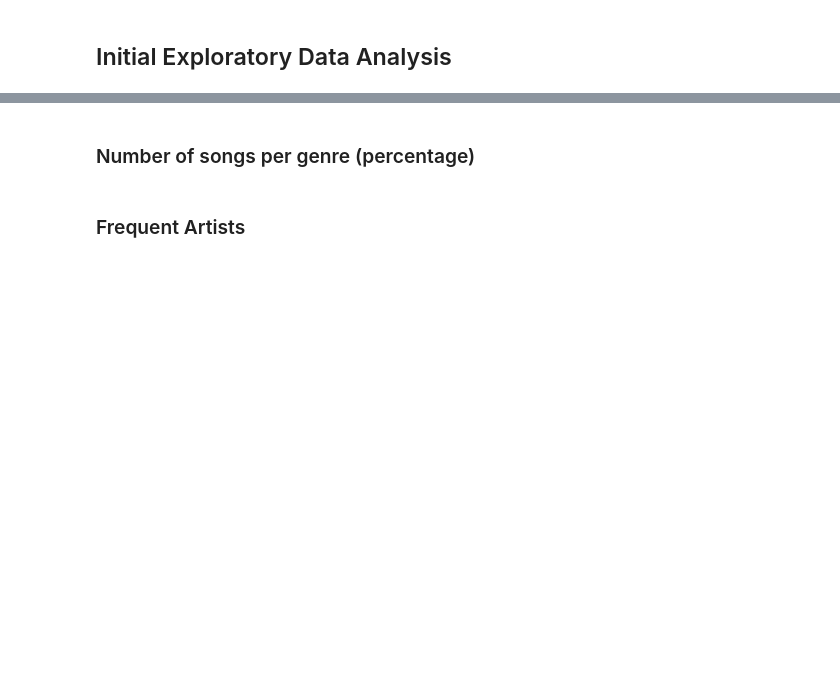
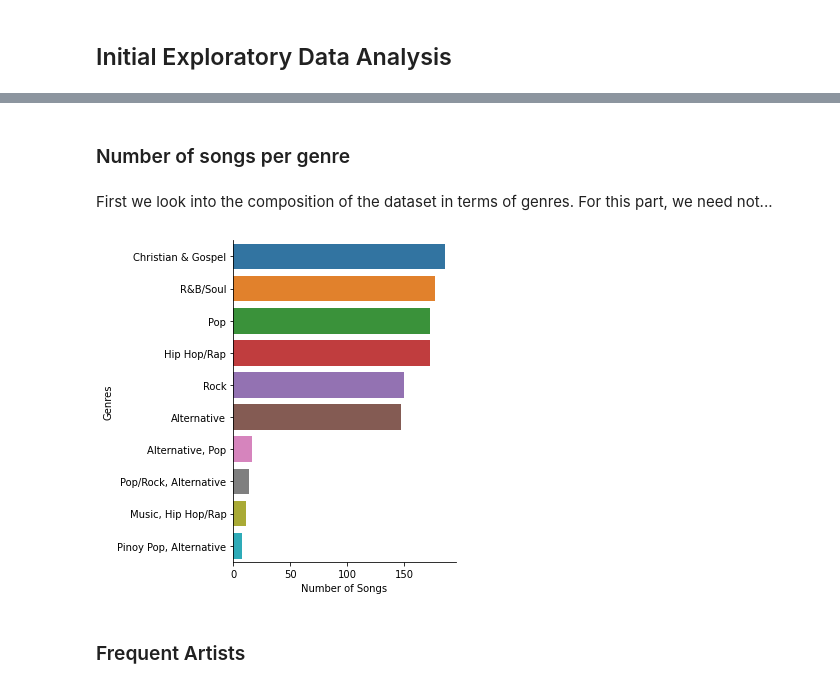
Before and after one commit to kenloquinte/DATASCI-Baby-Alive, a Jupyter notebook: FINAL/Technical_Report.ipynb, the cells around one changed output, grey strips where cells are left out. Drawn from its saved outputs; the diff is of its cells as text; code cells hidden in the pictures; blank space fills up the shorter version.

```diff
--- a/FINAL/Technical_Report.ipynb
+++ b/FINAL/Technical_Report.ipynb
@@ -90,2 +107,2 @@ df_rck = pd.read_csv('CSV Files/rock_music.csv')
 # %% [markdown]
-### Number of songs per genre (percentage)
+### Number of songs per genre
@@ -94,3 +109,13 @@ df_rck = pd.read_csv('CSV Files/rock_music.csv')
+# %% [markdown]
+First we look into the composition of the dataset in terms of genres. For this part, we need not...
+# %%
+primary_genres = df["genre_names"].value_counts().rename_axis('Genres').reset_index(name='Number of Songs')
+primary_genres = primary_genres.nlargest(10, 'Number of Songs')
+primary_genres["Genres"] = primary_genres["Genres"].str.replace('[\[\]\']', '', regex=True) #remove brackets and quotes
+
+primary_genres_plot = sns.catplot(y="Genres", x="Number of Songs", kind="bar", data=primary_genres)
+# %% [output]
+[figure, added]
 # %% [markdown]
 ### Frequent Artists
 # %%
```
Also changed, not shown: parts of 9 cells of this notebook.
